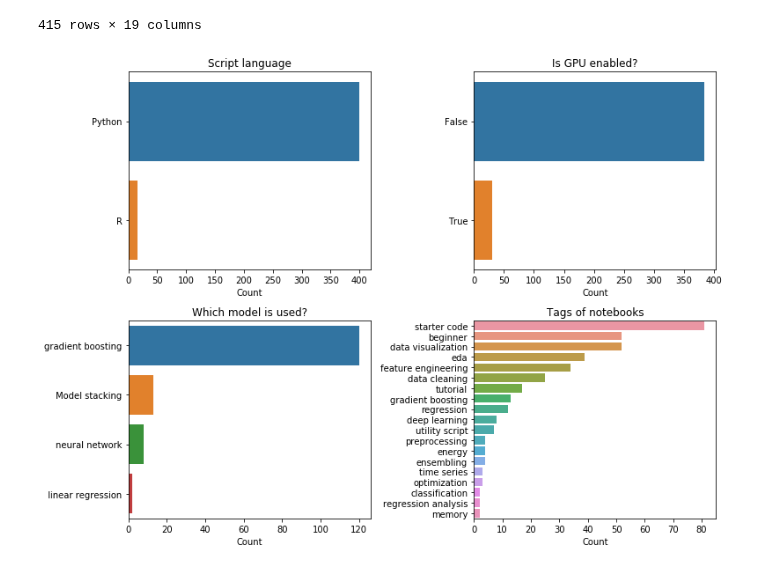
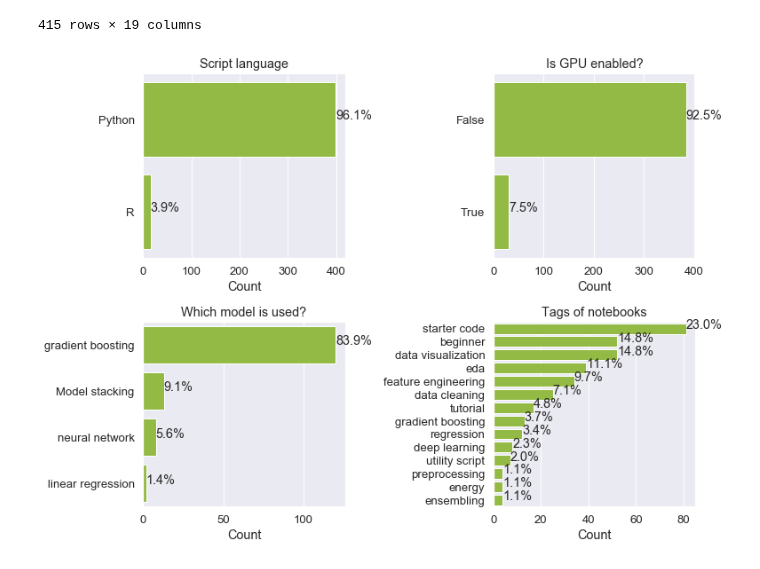
Before and after one commit to buds-lab/ashrae-great-energy-predictor-3-overview-analysis, a Jupyter notebook: Section3/Combined bar charts.ipynb, the cells around one changed output. Saved outputs shown, nothing was run; the diff lists cells and outputs as text; code cells hidden in the pictures.

```diff
--- a/Section3/Combined bar charts.ipynb
+++ b/Section3/Combined bar charts.ipynb
@@ -149,69 +158,98 @@ df_notebooks
 nr_rows = 2
 nr_cols = 2
 
-cols_review = ['home_ownership', 'verification_status', 'loan_status']
-
+color = "yellowgreen"
+sns.set(font_scale = 1.2)
 fig, axs = plt.subplots(nr_rows, nr_cols, figsize=(nr_cols*5.5,nr_rows*4))
 
 #Fig 1: Script language
 colName='languageName'
 title='Script language'
-
+# Temporary dataset
 df_temp = df_notebooks[colName].value_counts().sort_values(ascending=False)
 df_temp = pd.DataFrame(df_temp)
 df_temp.columns = ['Count']
 df_temp = df_temp.reset_index()
 df_temp.rename(columns={'index':colName}, inplace=True)
-ax1 = sns.barplot(y=colName, x="Count", data=df_temp, ax = axs[0][0])
+# Plot
+ax1 = sns.barplot(y=colName, x="Count", data=df_temp, color= color, ax = axs[0][0])
 ax1.title.set_text(title)
-ax1.set_ylabel('')
+ax1.set(ylabel="")
+# Adds percentage
+total = df_temp['Count'].sum().sum()
+for p in ax1.patches:
+        percentage = '{:.1f}%'.format(100 * p.get_width()/total)
+        x = p.get_x() + p.get_width() + 0.02
+        y = p.get_y() + p.get_height()/2
+        ax1.annotate(percentage, (x, y))
 
 #Fig 2: Is GPU enabled?
 colName='isGpuEnabled'
 title='Is GPU enabled?'
-
+# Temporary dataset
 df_temp = df_notebooks[colName].value_counts().sort_values(ascending=False)
 df_temp = pd.DataFrame(df_temp)
 df_temp.columns = ['Count']
 df_temp = df_temp.reset_index()
 df_temp.rename(columns={'index':colName}, inplace=True)
 df_temp['isGpuEnabled'] = df_temp['isGpuEnabled'].astype('str')
+# Plot
 plt.title(title)
-ax2 = sns.barplot(y=colName, x="Count", data=df_temp, ax = axs[0][1])
+ax2 = sns.barplot(y=colName, x="Count", data=df_temp, color= color, ax = axs[0][1])
 ax2.title.set_text(title)
-ax2.set_ylabel('')
+ax2.set(ylabel="")
+# Adds percentage
+total = df_temp['Count'].sum().sum()
+for p in ax2.patches:
+        percentage = '{:.1f}%'.format(100 * p.get_width()/total)
+        x = p.get_x() + p.get_width() + 0.02
+        y = p.get_y() + p.get_height()/2
+        ax2.annotate(percentage, (x, y))
 
 #Fig 3: Which model is used?
 colName='Models\t'
 title='Which model is used?'
-
+# Temporary dataset
 df_temp = df_notebooks[colName].value_counts().sort_values(ascending=False)
 df_temp = pd.DataFrame(df_temp)
 df_temp.columns = ['Count']
 df_temp = df_temp.reset_index()
 df_temp.rename(columns={'index':colName}, inplace=True)
-ax3 = sns.barplot(y=colName, x="Count", data=df_temp, ax = axs[1][0])
+# Plot
+ax3 = sns.barplot(y=colName, x="Count", data=df_temp, color= color, ax = axs[1][0])
 ax3.title.set_text(title)
-ax3.set_ylabel('')
+ax3.set(ylabel="")
+# Adds percentage
+total = df_temp['Count'].sum().sum()
+for p in ax3.patches:
+        percentage = '{:.1f}%'.format(100 * p.get_width()/total)
+        x = p.get_x() + p.get_width() + 0.02
+        y = p.get_y() + p.get_height()/2
+        ax3.annotate(percentage, (x, y))
 
 #Fig 4: Tags of notebooks
 colName='tag'
 title = 'Tags of notebooks'
-
+# Temporary dataset
 list_tags = np.reshape(df_notebooks['tags'].to_list(), (1,-1)).tolist()[0]
 dict_tags = {tag:list_tags.count(tag) for tag in list_tags}
 df_tags_count = pd.DataFrame.from_dict(dict_tags, orient='index').sort_values(0, ascending=False).drop('nan')
 df_tags_count = df_tags_count.reset_index().rename(columns={'index':'tag', 0:'Count'})
-df_tags_count = df_tags_count[df_tags_count['Count']>1]
+df_tags_count = df_tags_count[df_tags_count['Count']>3]
 df_tags_count
-
-ax4 = sns.barplot(y=colName, x="Count", data=df_tags_count, ax = axs[1][1])
+# Plot
+ax4 = sns.barplot(y=colName, x="Count", data=df_tags_count, color= color, ax = axs[1][1])
 ax4.title.set_text(title)
-ax4.set_ylabel('')
+ax4.set(ylabel="")
+# Adds percentage
+total = df_tags_count['Count'].sum().sum()
+for p in ax4.patches:
+        percentage = '{:.1f}%'.format(100 * p.get_width()/total)
+        x = p.get_x() + p.get_width() + 0.02
+        y = p.get_y() + p.get_height()/2
+        ax4.annotate(percentage, (x, y))
 
 plt.tight_layout()
-plt.show()
-
 fig.savefig("notebook_summary.png", dpi=300)
 # %% [output]
-[figure, old version]
+[figure, new version]
```
Also changed, not shown: parts of 3 cells of this notebook.
